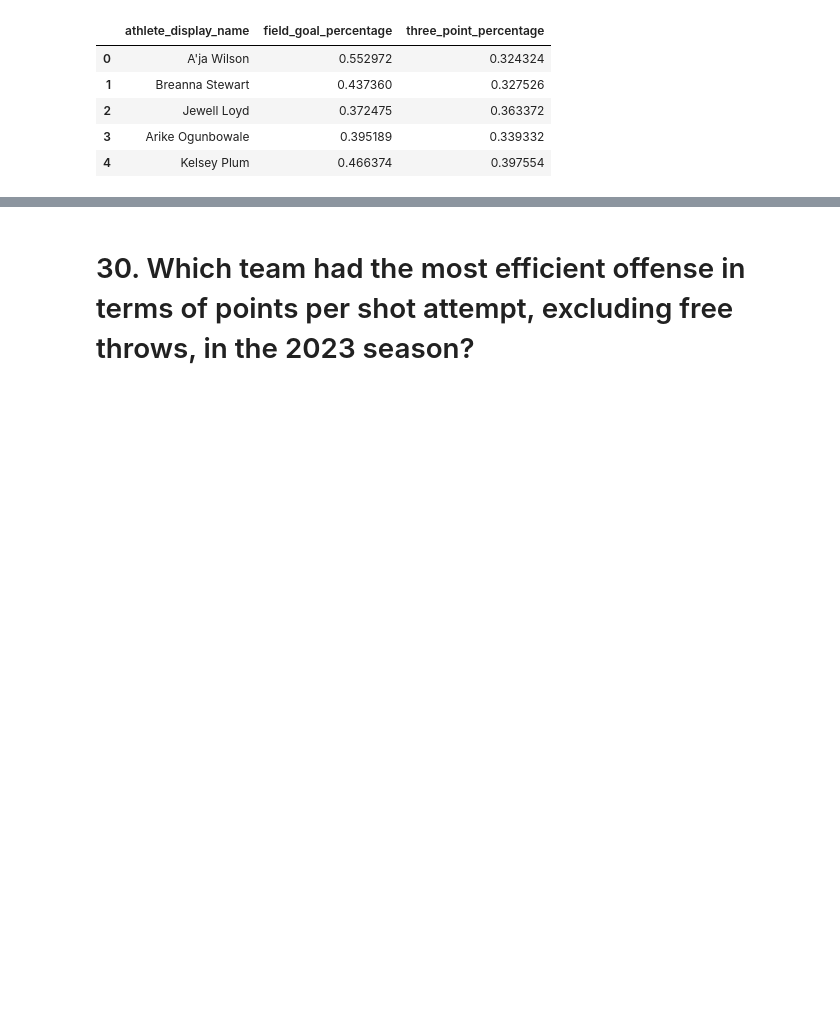
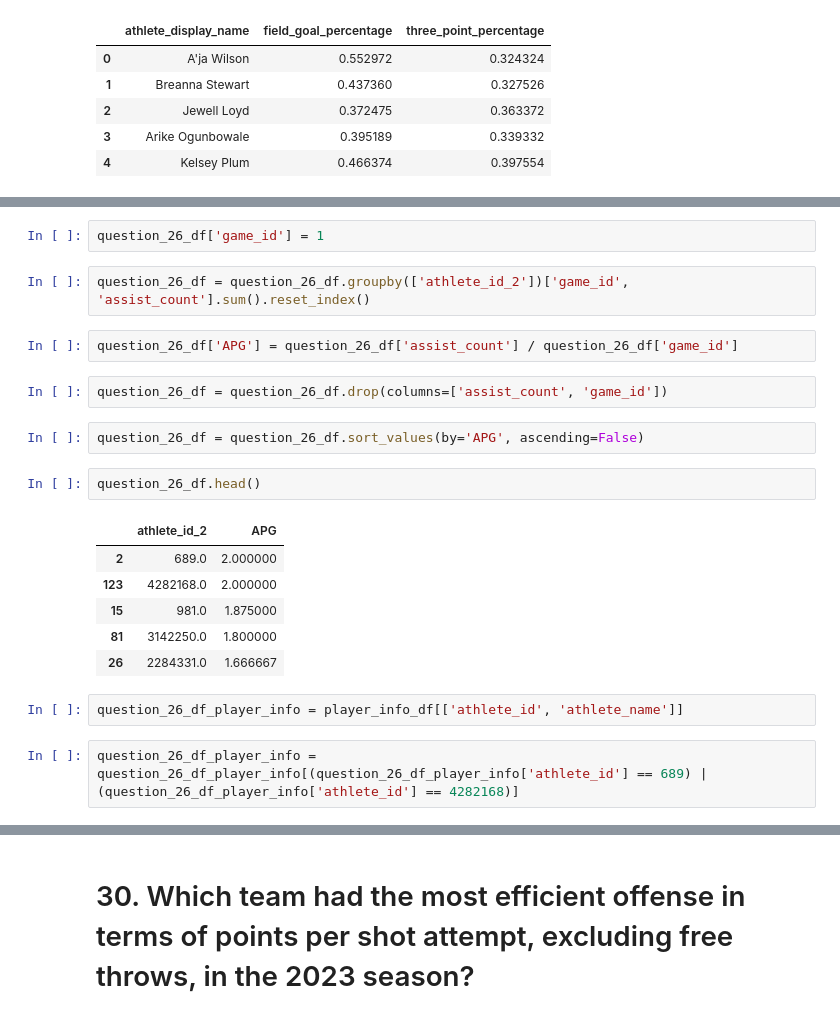
Before and after one commit to MIDS2024-Capstone-HoopIQ/project, a Jupyter notebook: test_questions_answers.ipynb, the cells around one changed output, grey strips where cells are left out. Cells and saved outputs as stored; diff of their text form; blank space fills up the shorter version.

Commit message:
Jupyter Notebook Update: Answers for 31 questions

```diff
--- a/test_questions_answers.ipynb
+++ b/test_questions_answers.ipynb
@@ -642,0 +661,23 @@ question_25_df[['athlete_display_name','field_goal_percentage','three_point_perc
+# %%
+question_26_df['game_id'] = 1
+# %%
+question_26_df = question_26_df.groupby(['athlete_id_2'])['game_id', 'assist_count'].sum().reset_index()
+# %%
+question_26_df['APG'] = question_26_df['assist_count'] / question_26_df['game_id']
+# %%
+question_26_df = question_26_df.drop(columns=['assist_count', 'game_id'])
+# %%
+question_26_df = question_26_df.sort_values(by='APG', ascending=False)
+# %%
+question_26_df.head()
+# %% [output]
+|  | athlete_id_2 | APG |
+| 2 | 689.0 | 2.000000 |
+| 123 | 4282168.0 | 2.000000 |
+| 15 | 981.0 | 1.875000 |
+| 81 | 3142250.0 | 1.800000 |
+| 26 | 2284331.0 | 1.666667 |
+# %%
+question_26_df_player_info = player_info_df[['athlete_id', 'athlete_name']]
+# %%
+question_26_df_player_info = question_26_df_player_info[(question_26_df_player_info['athlete_id'] == 689) | (question_26_df_player_info['athlete_id'] == 4282168)]
```
Also changed, not shown: parts of 32 cells of this notebook.
